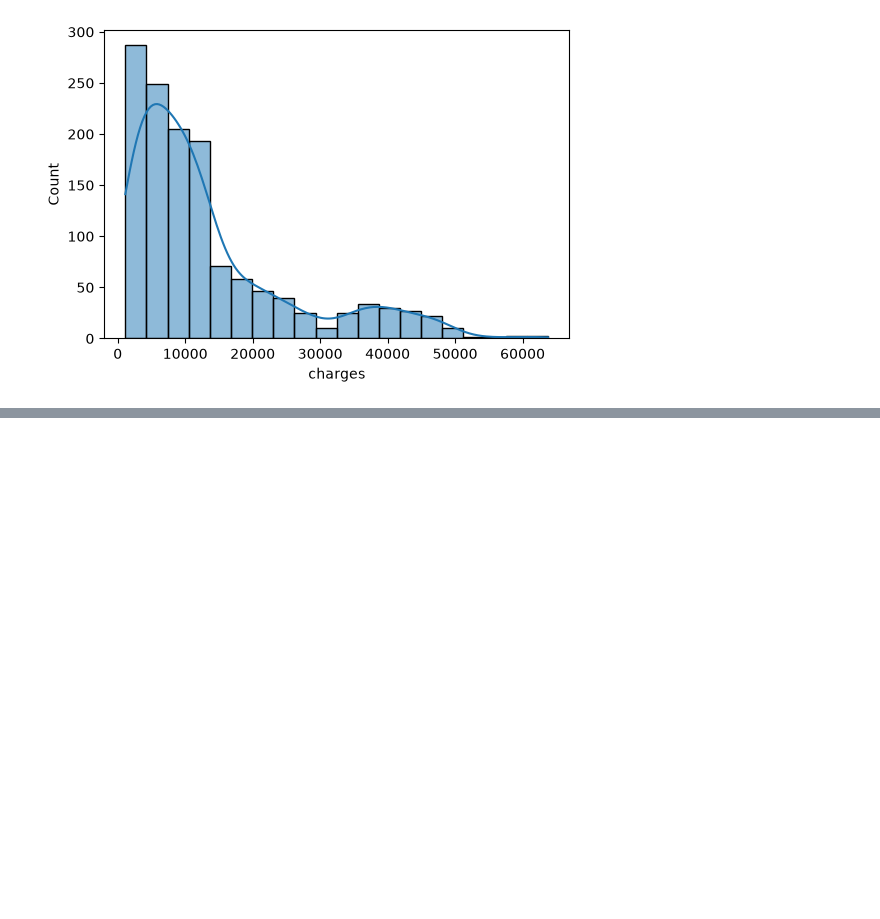
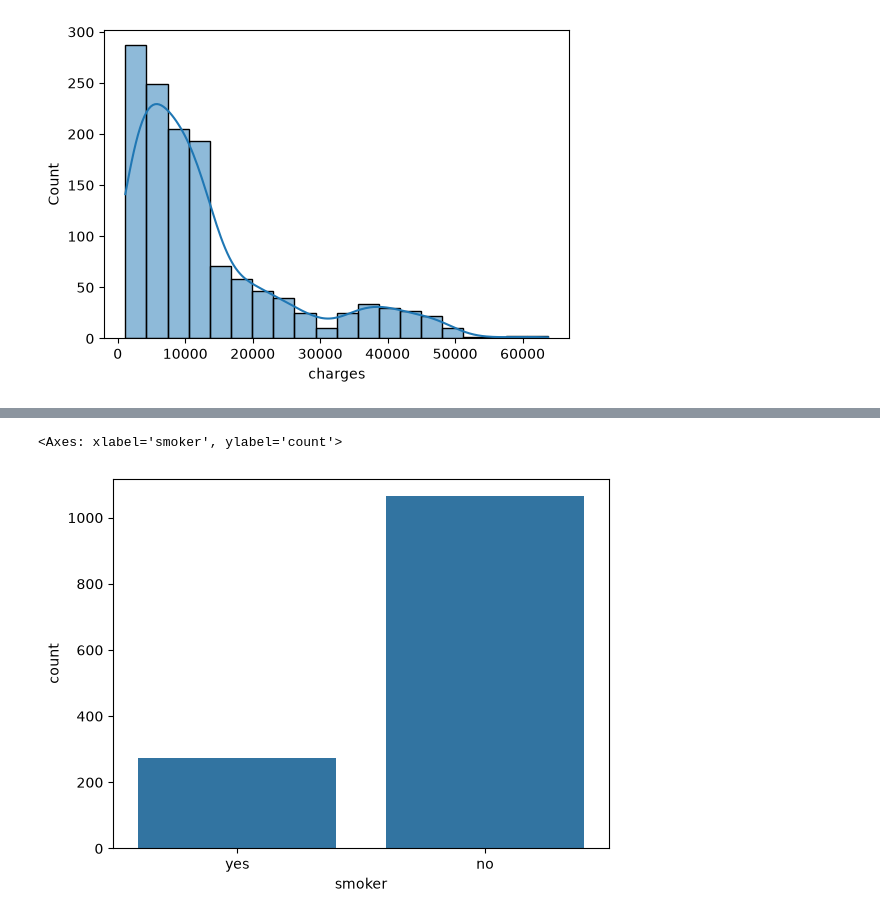
Before and after one commit to Siddhant2713/ML_learninig, a Jupyter notebook: Untitled.ipynb, the cells around one changed output, grey strips where cells are left out. Saved outputs shown, nothing was run; the diff lists cells and outputs as text; code cells hidden in the pictures; blank space fills up the shorter version.

```diff
--- a/Untitled.ipynb
+++ b/Untitled.ipynb
@@ -95,0 +106,5 @@ for cols in numberic_cols:
+# %%
+sns.countplot(x= df['smoker'])
+# %% [output]
+<Axes: xlabel='smoker', ylabel='count'>
+[figure, added]
```
Also changed, not shown: parts of 4 cells of this notebook, 3 other files.
